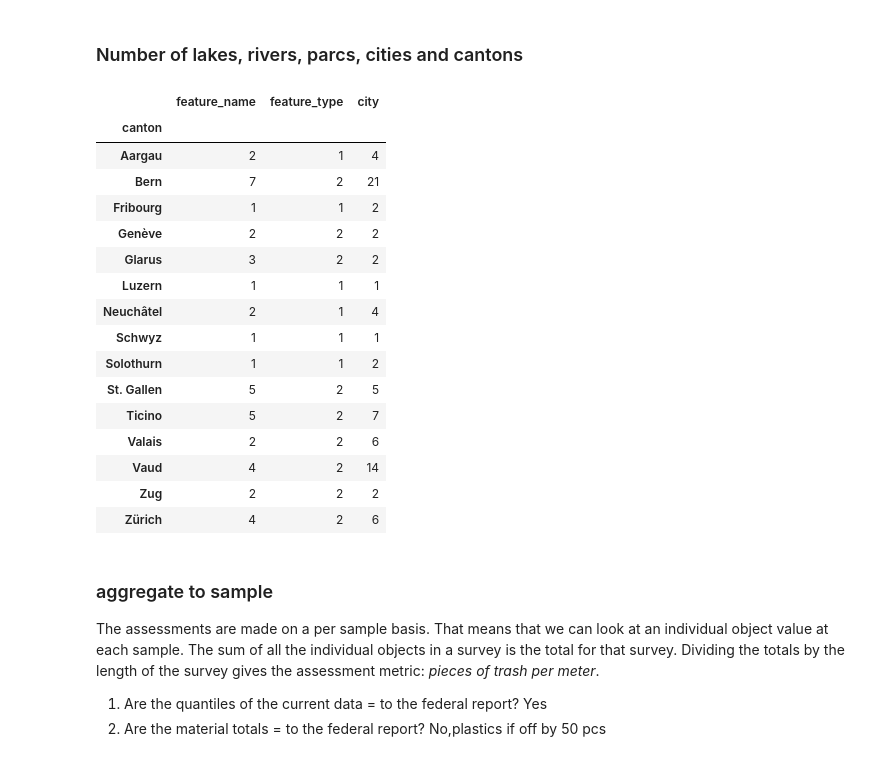
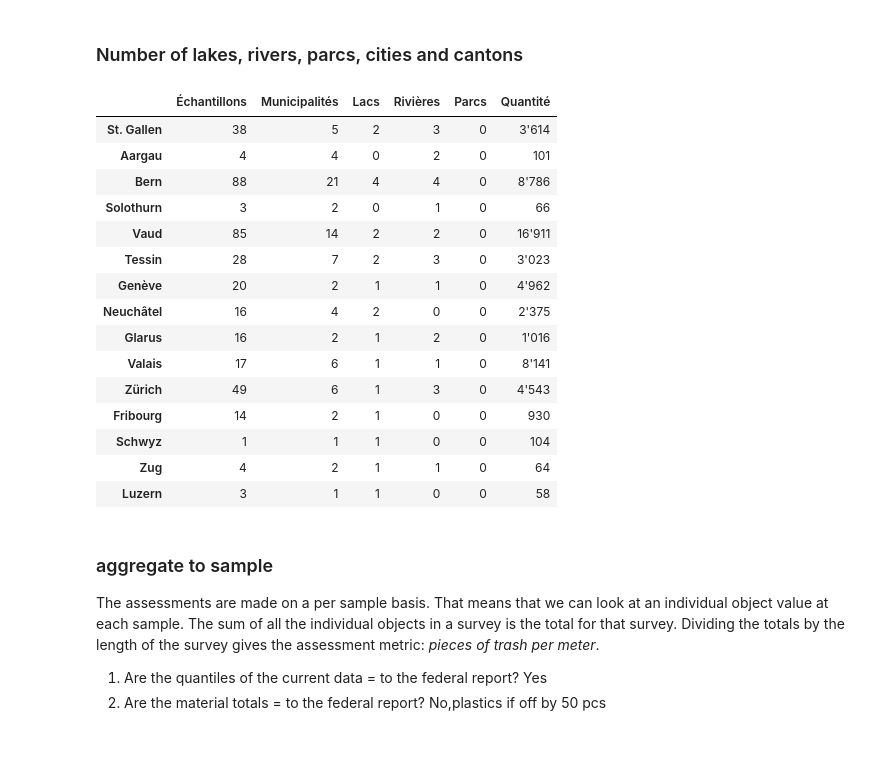
Before and after one commit to hammerdirt-analyst/feb_2024, a Jupyter notebook: testing_data_models.ipynb, the cells around one changed output. Saved outputs shown, nothing was run; the diff lists cells and outputs as text; code cells hidden in the pictures.

```diff
--- a/testing_data_models.ipynb
+++ b/testing_data_models.ipynb
@@ -290,7 +677,7 @@ The feature type is a label that applies to general conditions of use for the lo
 
 Designates the larger geographic region of the survey location. For lakes and rivers it is the name of the catchment area or river basin. For parcs it is the the type of park ie.. les Alpes. Recall that each feature has a name, for example Alpes Lépontines is the the name of a feature in the geographic region of _Les Alpes_.
 # %%
-surveys = combine_survey_files(survey_data)
+surveys = combine_survey_files(survey_files)
 codes = pd.read_csv(code_data).set_index("code")
 beaches = pd.read_csv(beach_data).set_index("slug")
 land_cover = pd.read_csv(land_cover_data)
@@ -318,12 +705,11 @@ From https://hammerdirt-analyst.github.io/IQAASL-End-0f-Sampling-2021/lakes_rive
 period = "iqaasl"
 survey_areas = ["rhone", "ticino", "linth", "aare"]
 start, end = [*period_dates[period]]
-
 # the surveys from the survey areas of intersest
-survey_data = surveys[surveys.parent_boundary.isin(survey_areas)].copy()
+survey_data = slice_data_by_date(surveys.copy(), start, end)
 
 # the survey data sliced by the start and end data
-feature_d= slice_data_by_date(survey_data.copy(), start, end)
+feature_d= survey_data[survey_data.parent_boundary.isin(survey_areas)].copy()
 
 # convert codes to gfrags, gcaps and gfoams
 feature_data = use_gfrags_gfoams_gcaps(feature_d.copy(), codes)
@@ -349,30 +735,43 @@ print(make_a_summary(feature_vitals))
     Start date: 2020-03-08
 
     End date: 2021-05-12
+# %%
+# when the codes are changed to gfrags, gfoams and gcaps that creates
+# multiple code results for the same code at the same sample
+# note that the code_result_columns do not have the groupname column
+# this is because the code is changed and not the groupname
+code_result_df = aggregate_dataframe(feature_data.copy(), code_result_columns, unit_agg)
+code_result_df = code_result_df.merge(codes.groupname, left_on="code", right_index=True)
+code_result_df = code_result_df.merge(beaches[["canton","feature_type"]], left_on='slug', right_index=True, validate="many_to_one")
 # %% [markdown]
 ### Number of lakes, rivers, parcs, cities and cantons
+# %%
+l_map = pd.read_csv('data/end_process/french_code_translations.csv')
+
+lang = 'fr'
+
+l_mapi = l_map.set_index('en', drop=True)
 # %%
-locations = feature_data.slug.unique()
-feature_columns = ["feature_name", "feature_type", "city"]
-beaches.loc[locations].groupby("canton").agg({x:"nunique" for x in feature_columns})
+summary_of_work_data = summarize_work_data(code_result_df, code_result_df.canton.unique())
+summary_of_work_data = summary_of_work_data[['samples', 'cities', 'lakes', 'rivers', 'parks', 'quantity']]
+translated_and_style_for_display(summary_of_work_data, l_mapi, lang, gradient=False)
 # %% [output]
-|  | feature_name | feature_type | city |
-| canton |  |  |  |
-| Aargau | 2 | 1 | 4 |
-| Bern | 7 | 2 | 21 |
-| Fribourg | 1 | 1 | 2 |
-| Genève | 2 | 2 | 2 |
-| Glarus | 3 | 2 | 2 |
-| Luzern | 1 | 1 | 1 |
-| Neuchâtel | 2 | 1 | 4 |
-| Schwyz | 1 | 1 | 1 |
-| Solothurn | 1 | 1 | 2 |
-| St. Gallen | 5 | 2 | 5 |
-| Ticino | 5 | 2 | 7 |
-| Valais | 2 | 2 | 6 |
-| Vaud | 4 | 2 | 14 |
-| Zug | 2 | 2 | 2 |
-| Zürich | 4 | 2 | 6 |
+|  | Échantillons | Municipalités | Lacs | Rivières | Parcs | Quantité |
+| St. Gallen | 38 | 5 | 2 | 3 | 0 | 3'614 |
+| Aargau | 4 | 4 | 0 | 2 | 0 | 101 |
+| Bern | 88 | 21 | 4 | 4 | 0 | 8'786 |
+| Solothurn | 3 | 2 | 0 | 1 | 0 | 66 |
+| Vaud | 85 | 14 | 2 | 2 | 0 | 16'911 |
+| Tessin | 28 | 7 | 2 | 3 | 0 | 3'023 |
+| Genève | 20 | 2 | 1 | 1 | 0 | 4'962 |
+| Neuchâtel | 16 | 4 | 2 | 0 | 0 | 2'375 |
+| Glarus | 16 | 2 | 1 | 2 | 0 | 1'016 |
+| Valais | 17 | 6 | 1 | 1 | 0 | 8'141 |
+| Zürich | 49 | 6 | 1 | 3 | 0 | 4'543 |
+| Fribourg | 14 | 2 | 1 | 0 | 0 | 930 |
+| Schwyz | 1 | 1 | 1 | 0 | 0 | 104 |
+| Zug | 4 | 2 | 1 | 1 | 0 | 64 |
+| Luzern | 3 | 1 | 1 | 0 | 0 | 58 |
 # %% [markdown]
 ### aggregate to sample
 
```
Also changed, not shown: parts of 21 cells of this notebook, 5 other files.
